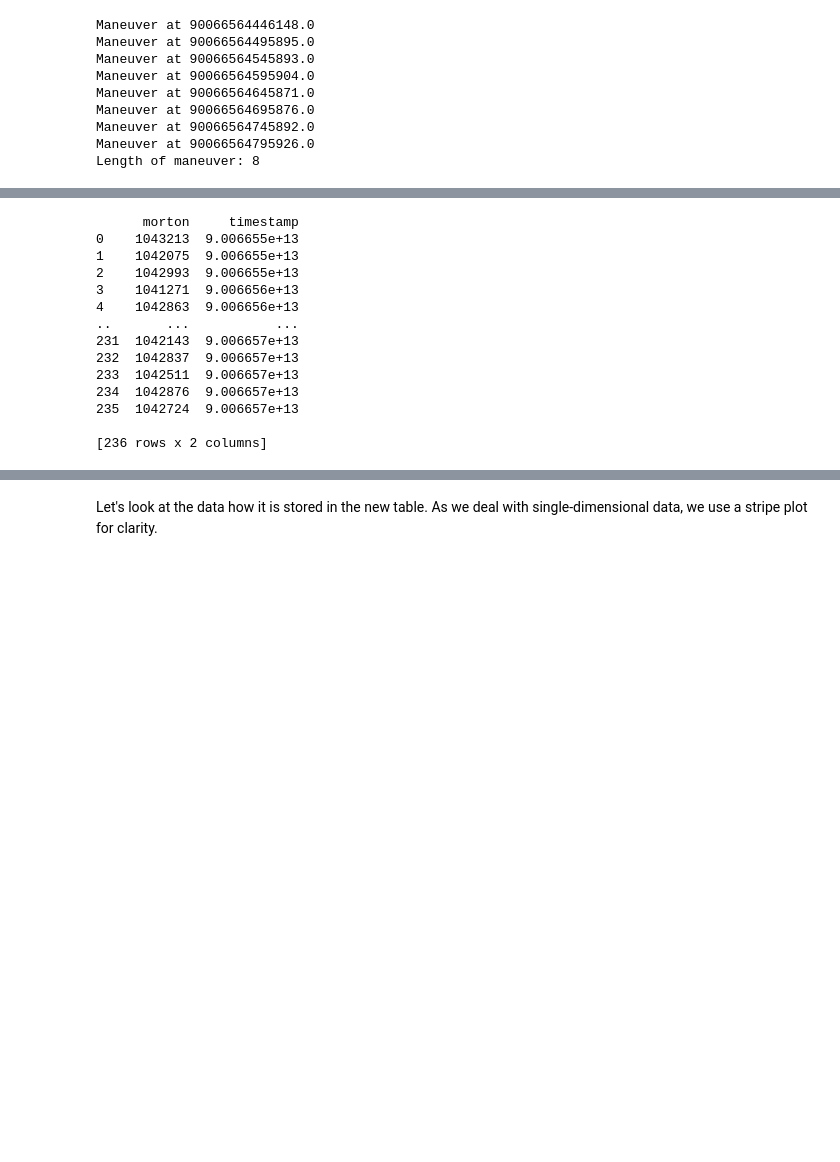
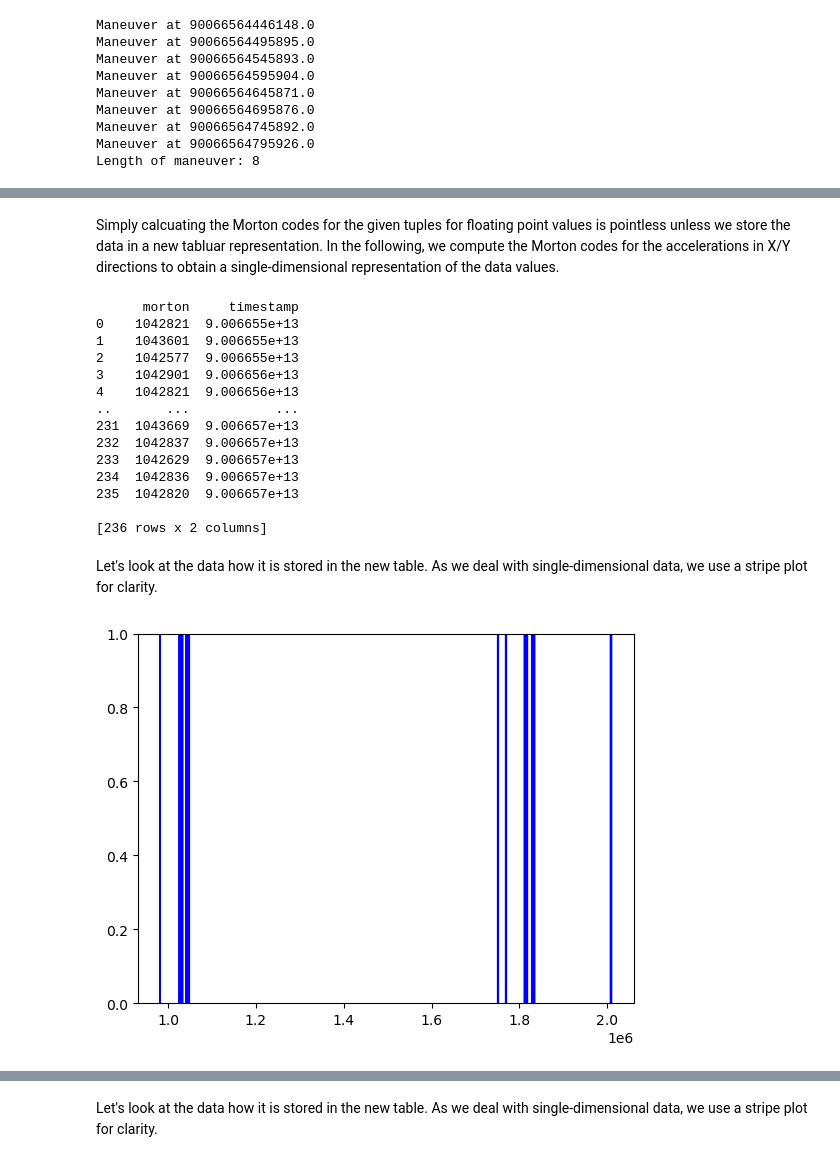
Before and after one commit to chrberger/sfc, a Jupyter notebook: IntroductionToAppliedEventDetection.ipynb, the cells around one changed output, grey strips where cells are left out. Saved outputs shown, nothing was run; the diff lists cells and outputs as text; code cells hidden in the pictures; blank space fills up the shorter version.

```diff
--- a/IntroductionToAppliedEventDetection.ipynb
+++ b/IntroductionToAppliedEventDetection.ipynb
@@ -327,0 +307,8 @@ Simply calcuating the Morton codes for the given tuples for floating point value
+# %%
+counter = 0
+y = 0
+for _, row in df.iterrows():
+    morton = calculateMortonFromXYAccelerationFloats(row['accel_x'], y)
+    print( str(row['timestamp']) + ": (" + str(row['accel_x']) + ",0) --> " + str(morton) )
+    counter = counter + 1
+print( "Processed " + str(counter) + " rows." )
@@ -328,23 +333,38 @@ Simply calcuating the Morton codes for the given tuples for floating point value
+# %% [markdown]
+Simply calcuating the Morton codes for the given tuples for floating point values is pointless unless we store the data in a new tabluar representation. In the following, we compute the Morton codes for the accelerations in X/Y directions to obtain a single-dimensional representation of the data values.
 # %%
 lst = []
+y = 0
 for _, row in df.iterrows():
-    morton = calculateMortonFromXYAccelerationFloats(row['accel_x'], row['accel_y'])
+    morton = calculateMortonFromXYAccelerationFloats(row['accel_x'], y)
     lst.append({'morton': morton, 'timestamp': row['timestamp']})
 
 df2 = pd.DataFrame(lst, columns=['morton', 'timestamp'])
 print( df2 )
 # %% [output]
       morton     timestamp
-0    1043213  9.006655e+13
-1    1042075  9.006655e+13
-2    1042993  9.006655e+13
-3    1041271  9.006656e+13
-4    1042863  9.006656e+13
+0    1042821  9.006655e+13
+1    1043601  9.006655e+13
+2    1042577  9.006655e+13
+3    1042901  9.006656e+13
+4    1042821  9.006656e+13
 ..       ...           ...
-231  1042143  9.006657e+13
+231  1043669  9.006657e+13
 232  1042837  9.006657e+13
-233  1042511  9.006657e+13
-234  1042876  9.006657e+13
-235  1042724  9.006657e+13
+233  1042629  9.006657e+13
+234  1042836  9.006657e+13
+235  1042820  9.006657e+13
 
 [236 rows x 2 columns]
+# %% [markdown]
+Let's look at the data how it is stored in the new table. As we deal with single-dimensional data, we use a stripe plot for clarity.
+# %%
+from matplotlib import pyplot as plt
+
+plt.figure()
+data = df2['morton']
+plt.ylim( (0,1) )
+plt.eventplot(data, orientation='horizontal', colors='b', lineoffsets=0.5)
+plt.show()
+# %% [output]
+[figure, added]
```
Also changed, not shown: parts of 37 cells of this notebook.
